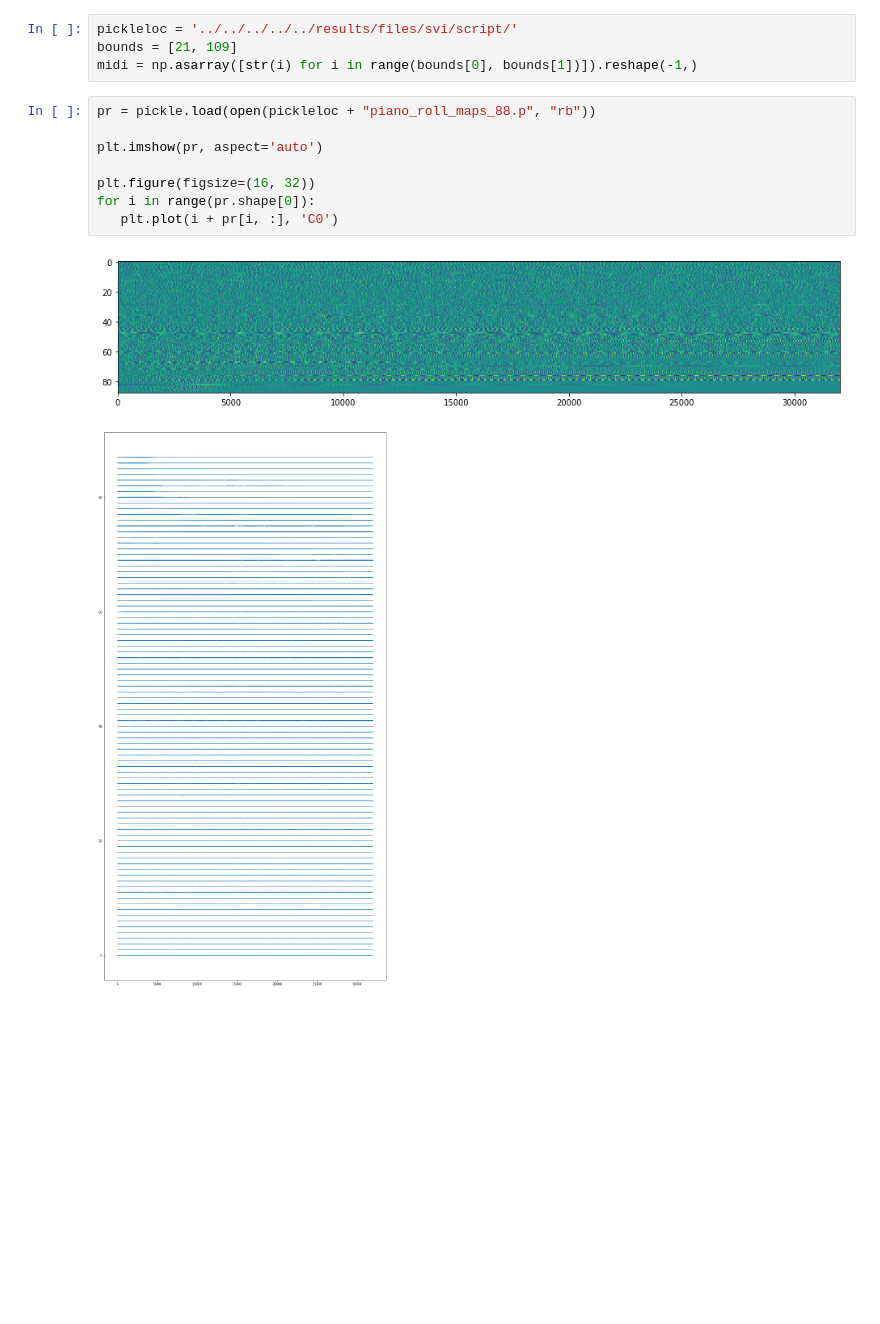
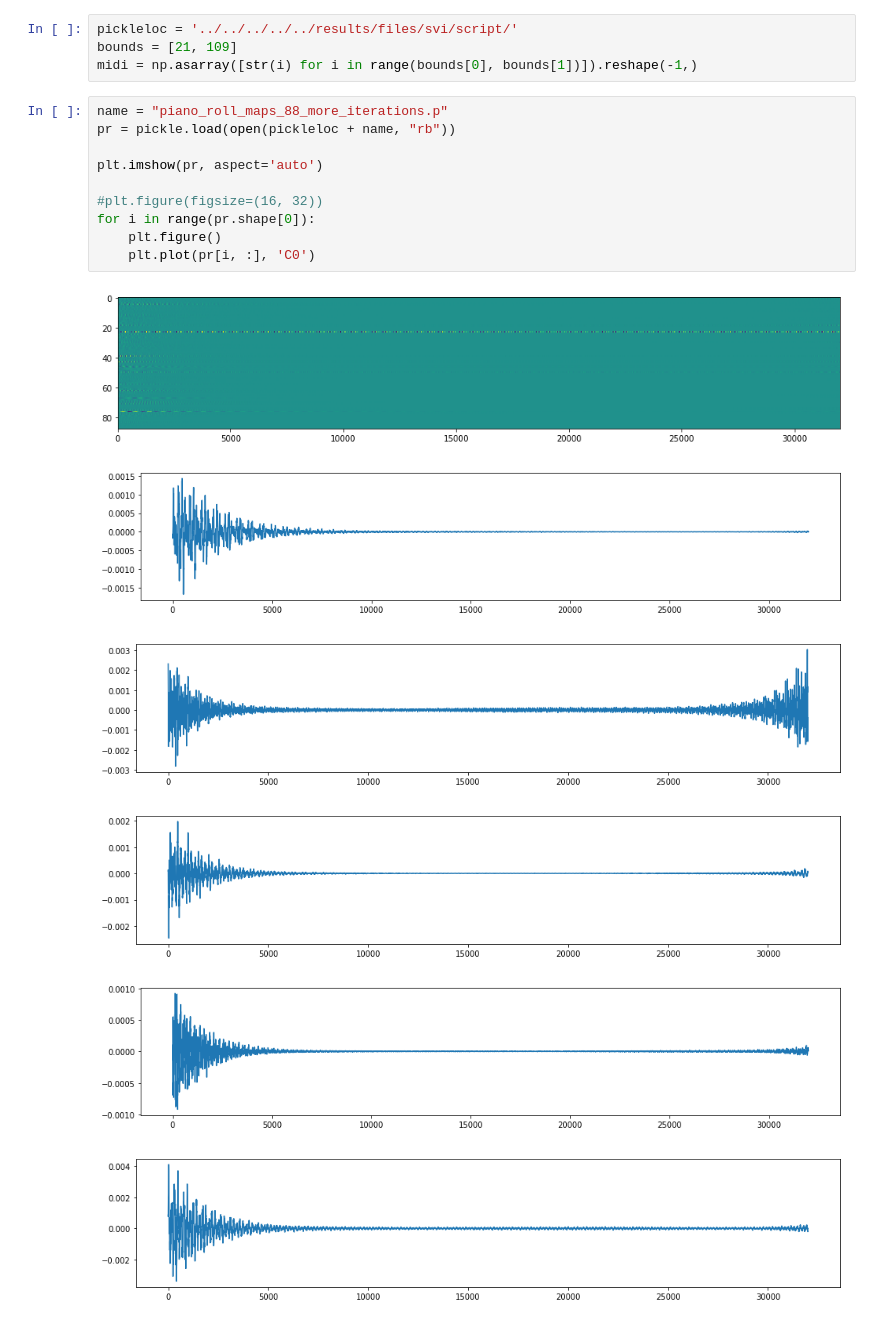
Before and after one commit to PabloAlvarado/gpitch, a Jupyter notebook: scripts/demos/notebooks/svi/load_piano_roll.ipynb, the cells around one changed output. Cells and saved outputs as stored; diff of their text form; blank space fills up the shorter version.

```diff
--- a/scripts/demos/notebooks/svi/load_piano_roll.ipynb
+++ b/scripts/demos/notebooks/svi/load_piano_roll.ipynb
@@ -26,13 +26,19 @@ pickleloc = '../../../../../results/files/svi/script/'
 bounds = [21, 109]
 midi = np.asarray([str(i) for i in range(bounds[0], bounds[1])]).reshape(-1,)
 # %%
-pr = pickle.load(open(pickleloc + "piano_roll_maps_88.p", "rb"))
+name = "piano_roll_maps_88_more_iterations.p"
+pr = pickle.load(open(pickleloc + name, "rb"))
 
 plt.imshow(pr, aspect='auto')
 
-plt.figure(figsize=(16, 32))
+#plt.figure(figsize=(16, 32))
 for i in range(pr.shape[0]):
-   plt.plot(i + pr[i, :], 'C0')
+    plt.figure()
+    plt.plot(pr[i, :], 'C0')
 # %% [output]
-[figure, old version]
+[figure, new version]
-[figure, old version]
+[figure, new version]
+[figure, added]
+[figure, added]
+[figure, added]
+[figure, added]
```
Also changed, not shown: parts of 1 cell of this notebook, 5 other files.
